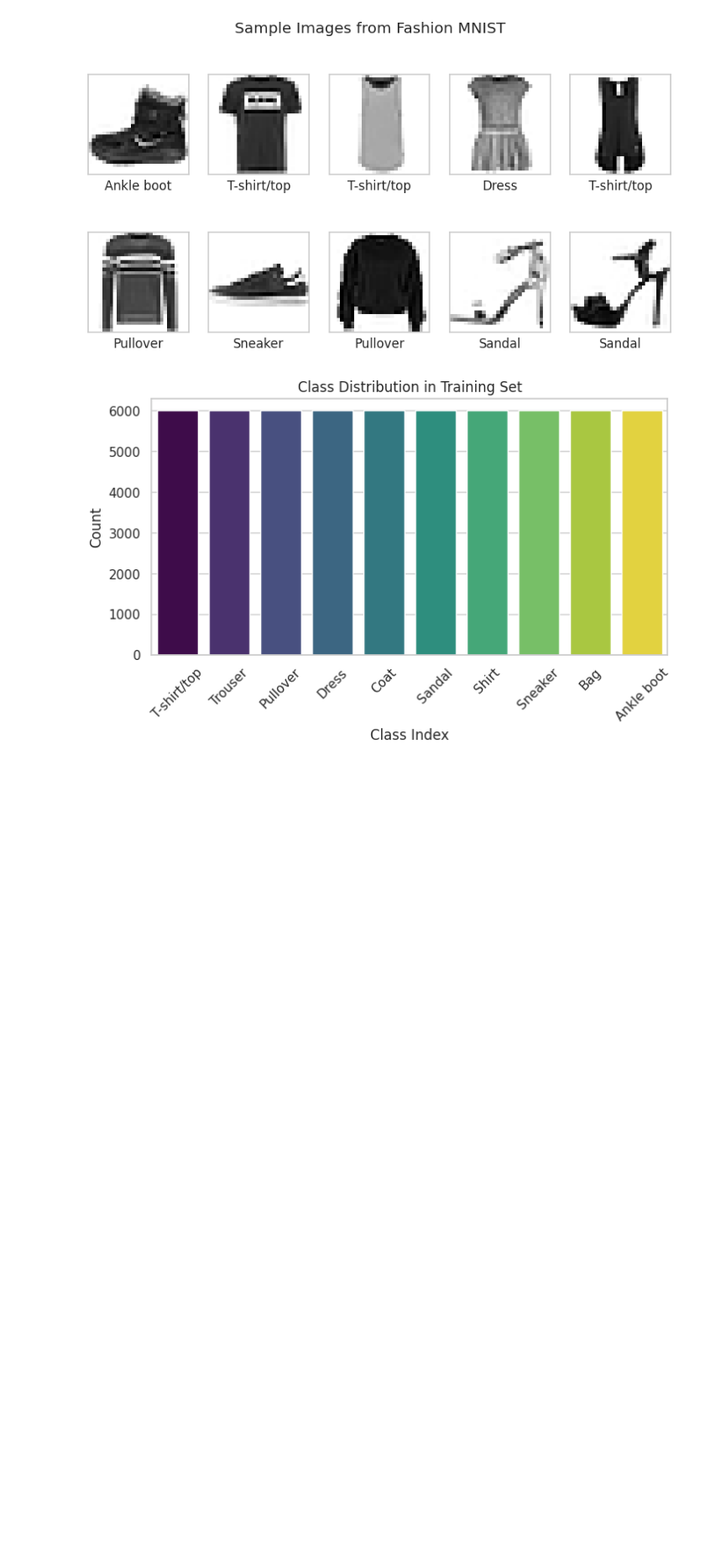
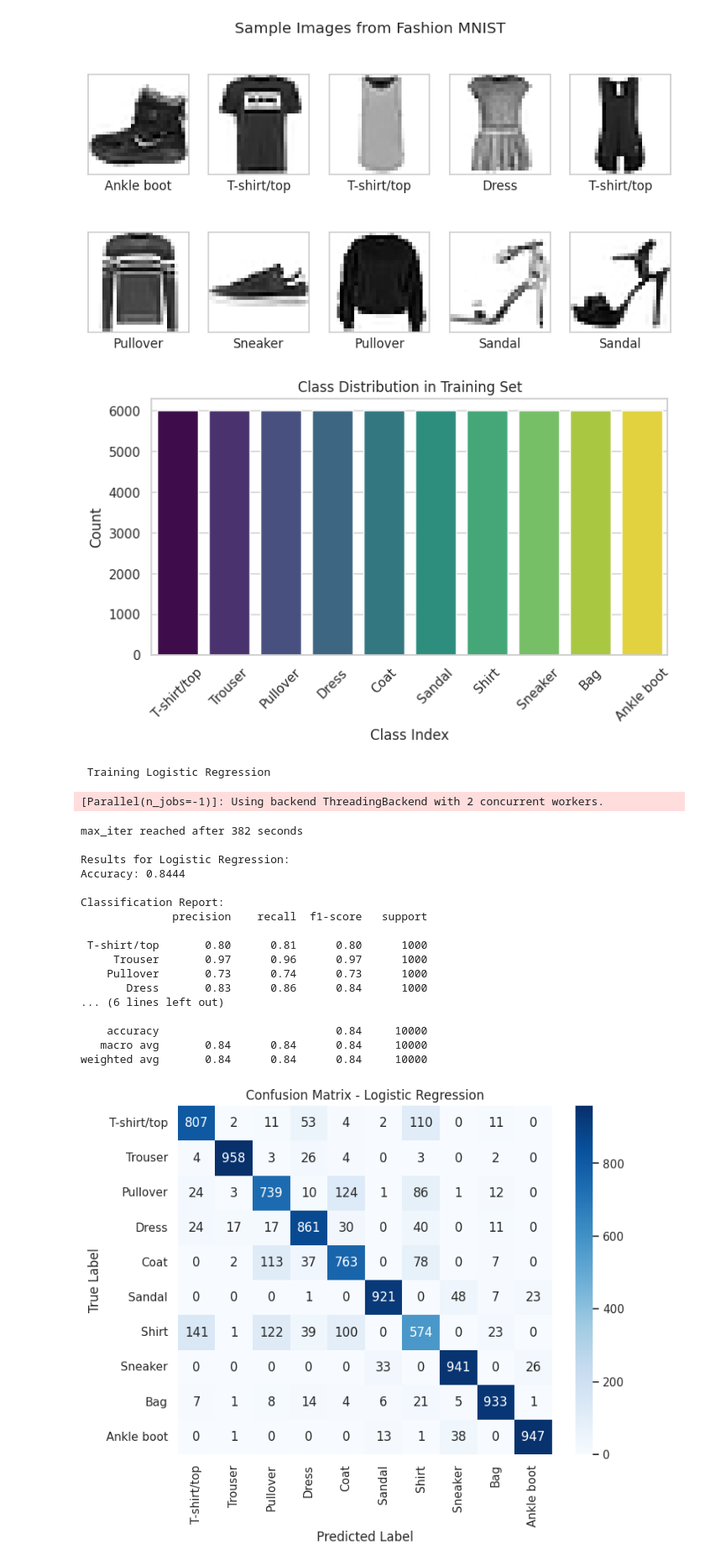
Before and after one commit to sarosene53/CNN_fashion_nmist, a Jupyter notebook: cnn_grptask.ipynb, the cells around one changed output. Shown at 84% size. Cells and saved outputs as stored; diff of their text form; code cells hidden in the pictures; blank space fills up the shorter version.

```diff
--- a/cnn_grptask.ipynb
+++ b/cnn_grptask.ipynb
@@ -103,3 +103,31 @@ def evaluate_model(model_name, y_true, y_pred, fit_time=None):
 
 # Dictionary to store results for comparison
 results = {}
+# %%
+print("\n Training Logistic Regression")
+log_reg = LogisticRegression(max_iter=200, solver='sag', multi_class='multinomial', n_jobs=-1, verbose=1)
+log_reg.fit(x_train_flat, y_train)
+
+y_pred_log_reg = log_reg.predict(x_test_flat)
+results['Logistic Regression'] = evaluate_model("Logistic Regression", y_test, y_pred_log_reg)
+# %% [output]
+ Training Logistic Regression
+[Parallel(n_jobs=-1)]: Using backend ThreadingBackend with 2 concurrent workers.
+max_iter reached after 382 seconds
+
+Results for Logistic Regression:
+Accuracy: 0.8444
+
+Classification Report:
+              precision    recall  f1-score   support
+
+ T-shirt/top       0.80      0.81      0.80      1000
+     Trouser       0.97      0.96      0.97      1000
+    Pullover       0.73      0.74      0.73      1000
+       Dress       0.83      0.86      0.84      1000
+... (6 lines left out)
+
+    accuracy                           0.84     10000
+   macro avg       0.84      0.84      0.84     10000
+weighted avg       0.84      0.84      0.84     10000
+[figure, added]
```
Also changed, not shown: parts of 7 cells of this notebook.
